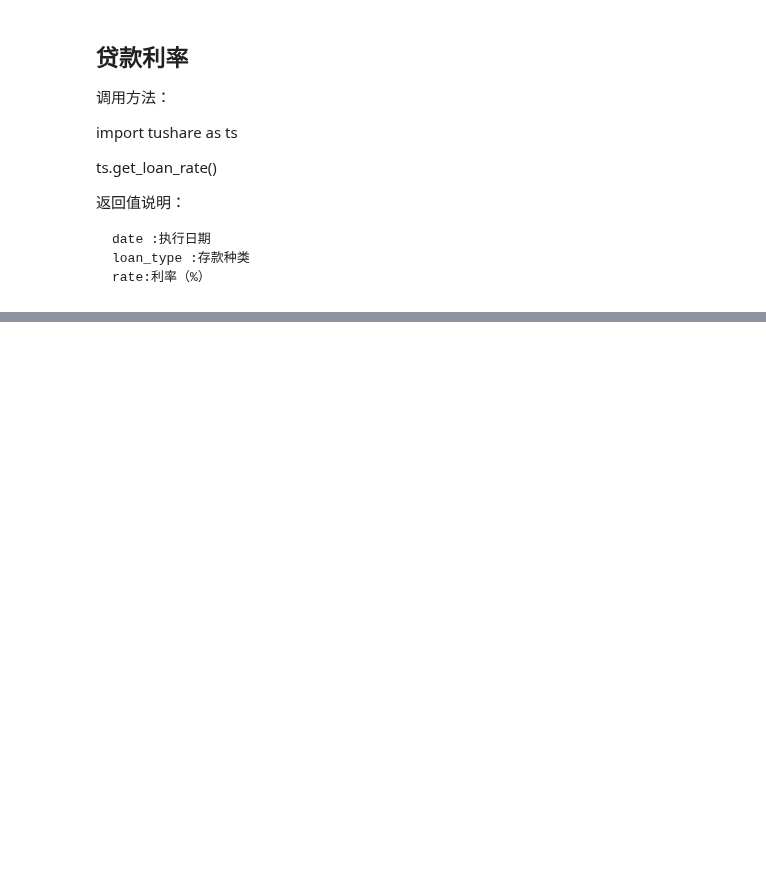
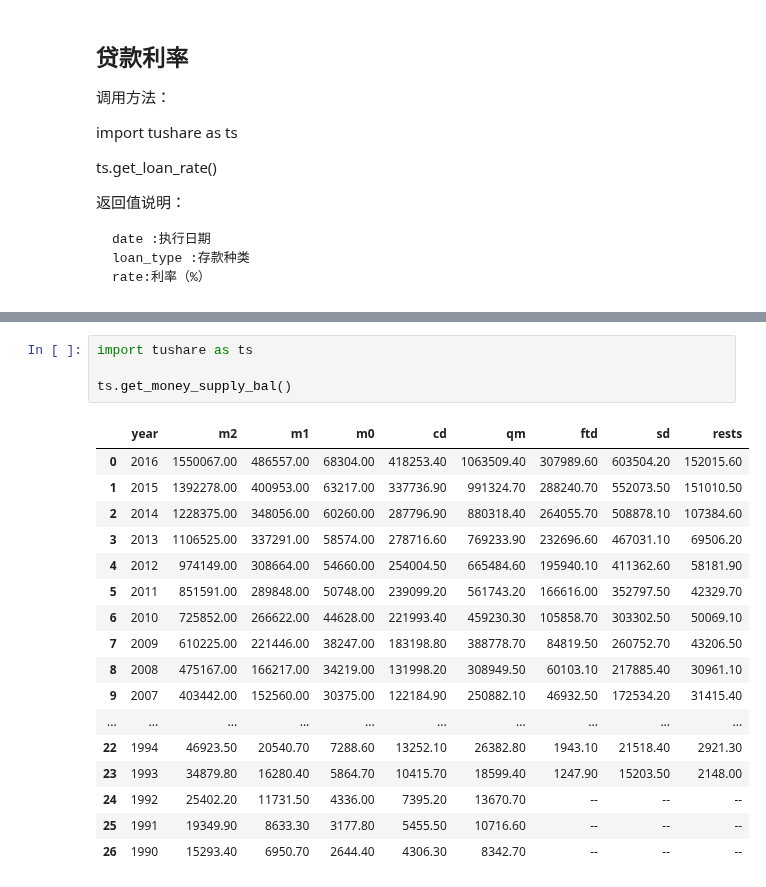
Before and after one commit to databooks/databook, a Jupyter notebook: finabook/A1-宏观经济.ipynb, the cells around one changed output, grey strips where cells are left out. Saved outputs shown, nothing was run; the diff lists cells and outputs as text; blank space fills up the shorter version.

```diff
--- a/finabook/A1-宏观经济.ipynb
+++ b/finabook/A1-宏观经济.ipynb
@@ -40,0 +193,22 @@ ts.get_loan_rate()
+# %%
+import tushare as ts
+
+ts.get_money_supply_bal()
+# %% [output]
+|  | year | m2 | m1 | m0 | cd | qm | ftd | sd | rests |
+| 0 | 2016 | 1550067.00 | 486557.00 | 68304.00 | 418253.40 | 1063509.40 | 307989.60 | 603504.20 | 152015.60 |
+| 1 | 2015 | 1392278.00 | 400953.00 | 63217.00 | 337736.90 | 991324.70 | 288240.70 | 552073.50 | 151010.50 |
+| 2 | 2014 | 1228375.00 | 348056.00 | 60260.00 | 287796.90 | 880318.40 | 264055.70 | 508878.10 | 107384.60 |
+| 3 | 2013 | 1106525.00 | 337291.00 | 58574.00 | 278716.60 | 769233.90 | 232696.60 | 467031.10 | 69506.20 |
+| 4 | 2012 | 974149.00 | 308664.00 | 54660.00 | 254004.50 | 665484.60 | 195940.10 | 411362.60 | 58181.90 |
+| 5 | 2011 | 851591.00 | 289848.00 | 50748.00 | 239099.20 | 561743.20 | 166616.00 | 352797.50 | 42329.70 |
+| 6 | 2010 | 725852.00 | 266622.00 | 44628.00 | 221993.40 | 459230.30 | 105858.70 | 303302.50 | 50069.10 |
+| 7 | 2009 | 610225.00 | 221446.00 | 38247.00 | 183198.80 | 388778.70 | 84819.50 | 260752.70 | 43206.50 |
+| 8 | 2008 | 475167.00 | 166217.00 | 34219.00 | 131998.20 | 308949.50 | 60103.10 | 217885.40 | 30961.10 |
+| 9 | 2007 | 403442.00 | 152560.00 | 30375.00 | 122184.90 | 250882.10 | 46932.50 | 172534.20 | 31415.40 |
+| ... | ... | ... | ... | ... | ... | ... | ... | ... | ... |
+| 22 | 1994 | 46923.50 | 20540.70 | 7288.60 | 13252.10 | 26382.80 | 1943.10 | 21518.40 | 2921.30 |
+| 23 | 1993 | 34879.80 | 16280.40 | 5864.70 | 10415.70 | 18599.40 | 1247.90 | 15203.50 | 2148.00 |
+| 24 | 1992 | 25402.20 | 11731.50 | 4336.00 | 7395.20 | 13670.70 | -- | -- | -- |
+| 25 | 1991 | 19349.90 | 8633.30 | 3177.80 | 5455.50 | 10716.60 | -- | -- | -- |
+| 26 | 1990 | 15293.40 | 6950.70 | 2644.40 | 4306.30 | 8342.70 | -- | -- | -- |
```
Also changed, not shown: parts of 21 cells of this notebook, 5 other files.
